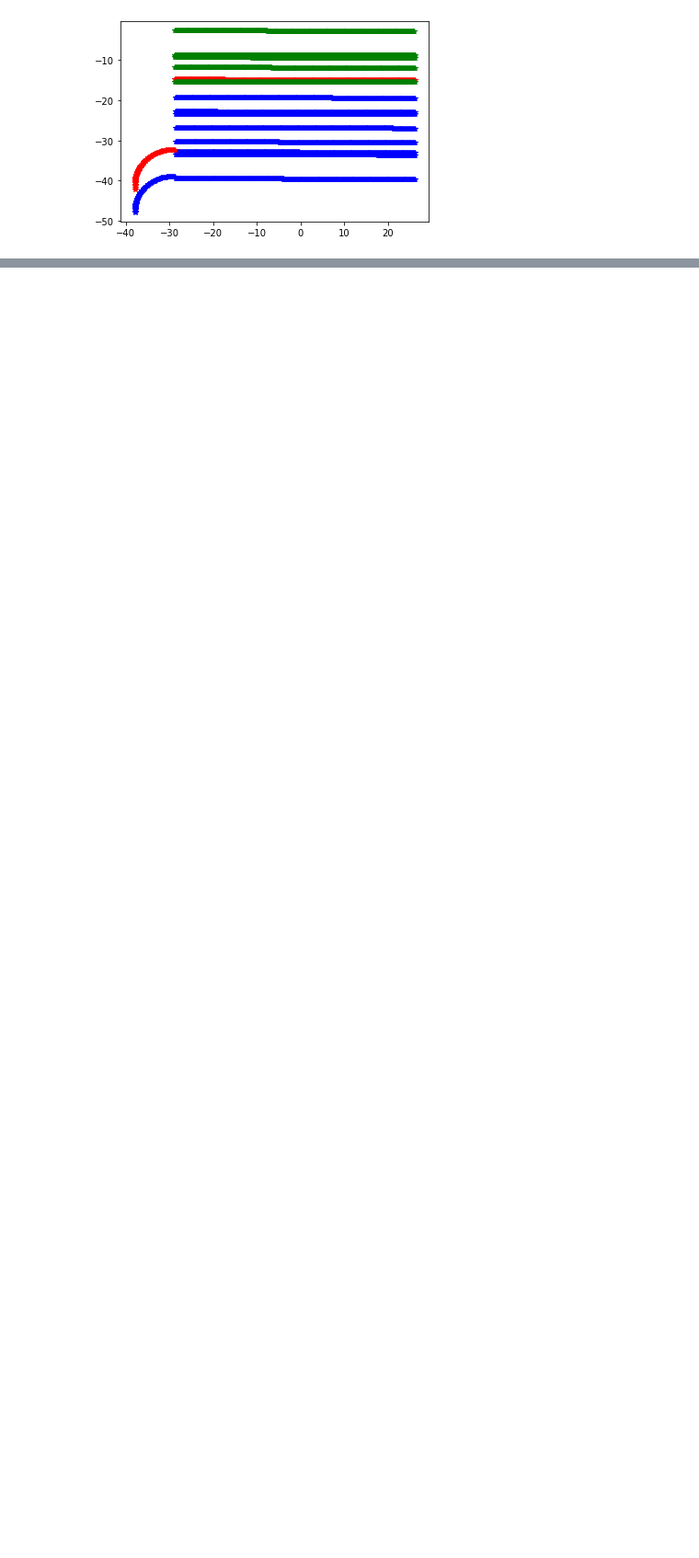
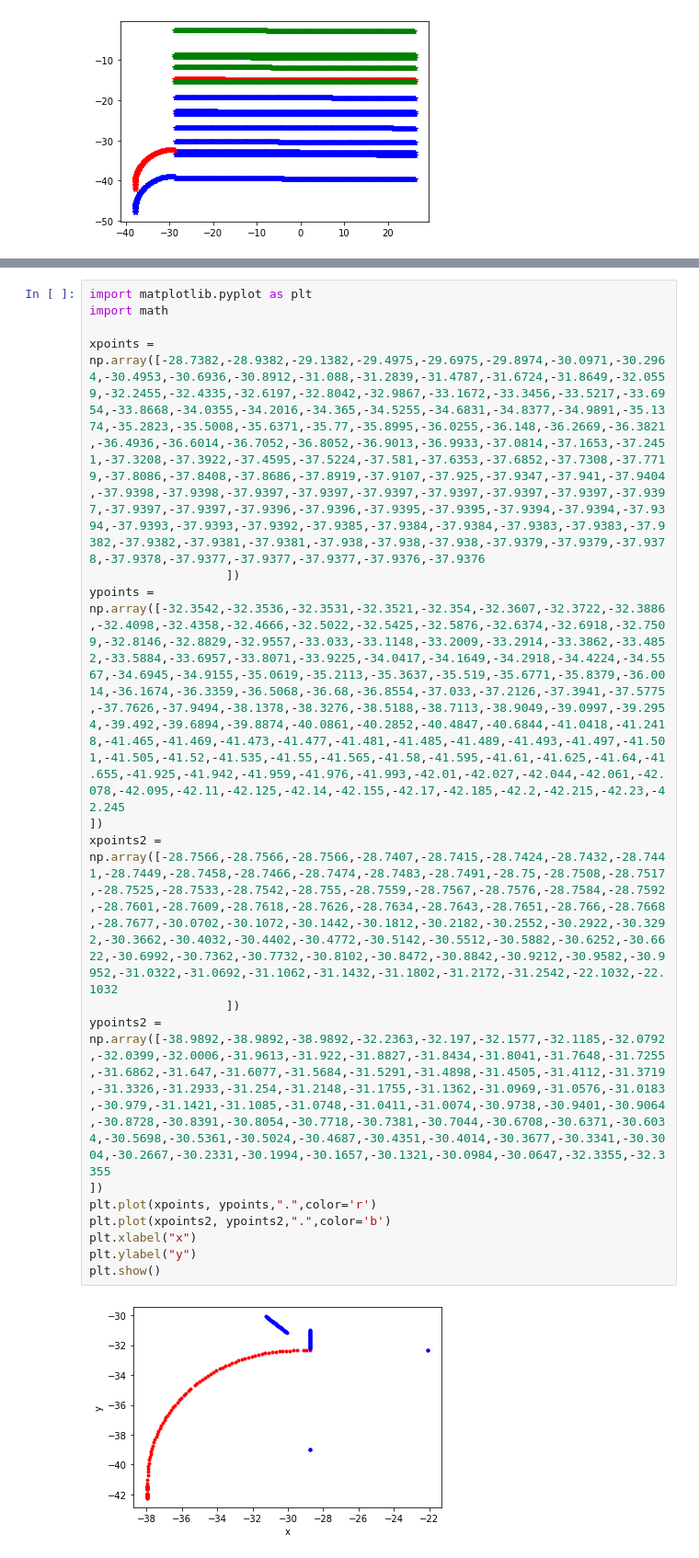
Before and after one commit to wahihihi/prediction, a Jupyter notebook: prediction/src/hdmap/data/opendrive_data.ipynb, the cells around one changed output, grey strips where cells are left out. Shown: that part at 92% size. Cells and saved outputs as stored; diff of their text form; blank space fills up the shorter version.

```diff
--- a/prediction/src/hdmap/data/opendrive_data.ipynb
+++ b/prediction/src/hdmap/data/opendrive_data.ipynb
@@ -279,0 +285,19 @@ plt.show()
+# %%
+import matplotlib.pyplot as plt
+import math
+
+xpoints = np.array([-28.7382,-28.9382,-29.1382,-29.4975,-29.6975,-29.8974,-30.0971,-30.2964,-30.4953,-30.6936,-30.8912,-31.088,-31.2839,-31.4787,-31.6724,-31.8649,-32.0559,-32.2455,-32.4335,-32.6197,-32.8042,-32.9867,-33.1672,-33.3456,-33.5217,-33.6954,-33.8668,-34.0355,-34.2016,-34.365,-34.5255,-34.6831,-34.8377,-34.9891,-35.1374,-35.2823,-35.5008,-35.6371,-35.77,-35.8995,-36.0255,-36.148,-36.2669,-36.3821,-36.4936,-36.6014,-36.7052,-36.8052,-36.9013,-36.9933,-37.0814,-37.1653,-37.2451,-37.3208,-37.3922,-37.4595,-37.5224,-37.581,-37.6353,-37.6852,-37.7308,-37.7719,-37.8086,-37.8408,-37.8686,-37.8919,-37.9107,-37.925,-37.9347,-37.941,-37.9404,-37.9398,-37.9398,-37.9397,-37.9397,-37.9397,-37.9397,-37.9397,-37.9397,-37.9397,-37.9397,-37.9397,-37.9396,-37.9396,-37.9395,-37.9395,-37.9394,-37.9394,-37.9394,-37.9393,-37.9393,-37.9392,-37.9385,-37.9384,-37.9384,-37.9383,-37.9383,-37.9382,-37.9382,-37.9381,-37.9381,-37.938,-37.938,-37.938,-37.9379,-37.9379,-37.9378,-37.9378,-37.9377,-37.9377,-37.9377,-37.9376,-37.9376
+                   ])
+ypoints = np.array([-32.3542,-32.3536,-32.3531,-32.3521,-32.354,-32.3607,-32.3722,-32.3886,-32.4098,-32.4358,-32.4666,-32.5022,-32.5425,-32.5876,-32.6374,-32.6918,-32.7509,-32.8146,-32.8829,-32.9557,-33.033,-33.1148,-33.2009,-33.2914,-33.3862,-33.4852,-33.5884,-33.6957,-33.8071,-33.9225,-34.0417,-34.1649,-34.2918,-34.4224,-34.5567,-34.6945,-34.9155,-35.0619,-35.2113,-35.3637,-35.519,-35.6771,-35.8379,-36.0014,-36.1674,-36.3359,-36.5068,-36.68,-36.8554,-37.033,-37.2126,-37.3941,-37.5775,-37.7626,-37.9494,-38.1378,-38.3276,-38.5188,-38.7113,-38.9049,-39.0997,-39.2954,-39.492,-39.6894,-39.8874,-40.0861,-40.2852,-40.4847,-40.6844,-41.0418,-41.2418,-41.465,-41.469,-41.473,-41.477,-41.481,-41.485,-41.489,-41.493,-41.497,-41.501,-41.505,-41.52,-41.535,-41.55,-41.565,-41.58,-41.595,-41.61,-41.625,-41.64,-41.655,-41.925,-41.942,-41.959,-41.976,-41.993,-42.01,-42.027,-42.044,-42.061,-42.078,-42.095,-42.11,-42.125,-42.14,-42.155,-42.17,-42.185,-42.2,-42.215,-42.23,-42.245
+])
+xpoints2 = np.array([-28.7566,-28.7566,-28.7566,-28.7407,-28.7415,-28.7424,-28.7432,-28.7441,-28.7449,-28.7458,-28.7466,-28.7474,-28.7483,-28.7491,-28.75,-28.7508,-28.7517,-28.7525,-28.7533,-28.7542,-28.755,-28.7559,-28.7567,-28.7576,-28.7584,-28.7592,-28.7601,-28.7609,-28.7618,-28.7626,-28.7634,-28.7643,-28.7651,-28.766,-28.7668,-28.7677,-30.0702,-30.1072,-30.1442,-30.1812,-30.2182,-30.2552,-30.2922,-30.3292,-30.3662,-30.4032,-30.4402,-30.4772,-30.5142,-30.5512,-30.5882,-30.6252,-30.6622,-30.6992,-30.7362,-30.7732,-30.8102,-30.8472,-30.8842,-30.9212,-30.9582,-30.9952,-31.0322,-31.0692,-31.1062,-31.1432,-31.1802,-31.2172,-31.2542,-22.1032,-22.1032
+                   ])
+ypoints2 = np.array([-38.9892,-38.9892,-38.9892,-32.2363,-32.197,-32.1577,-32.1185,-32.0792,-32.0399,-32.0006,-31.9613,-31.922,-31.8827,-31.8434,-31.8041,-31.7648,-31.7255,-31.6862,-31.647,-31.6077,-31.5684,-31.5291,-31.4898,-31.4505,-31.4112,-31.3719,-31.3326,-31.2933,-31.254,-31.2148,-31.1755,-31.1362,-31.0969,-31.0576,-31.0183,-30.979,-31.1421,-31.1085,-31.0748,-31.0411,-31.0074,-30.9738,-30.9401,-30.9064,-30.8728,-30.8391,-30.8054,-30.7718,-30.7381,-30.7044,-30.6708,-30.6371,-30.6034,-30.5698,-30.5361,-30.5024,-30.4687,-30.4351,-30.4014,-30.3677,-30.3341,-30.3004,-30.2667,-30.2331,-30.1994,-30.1657,-30.1321,-30.0984,-30.0647,-32.3355,-32.3355
+])
+plt.plot(xpoints, ypoints,".",color='r')
+plt.plot(xpoints2, ypoints2,".",color='b')
+plt.xlabel("x")
+plt.ylabel("y")
+plt.show()
+# %% [output]
+[figure, added]
```
Also changed, not shown: parts of 2 cells of this notebook.
